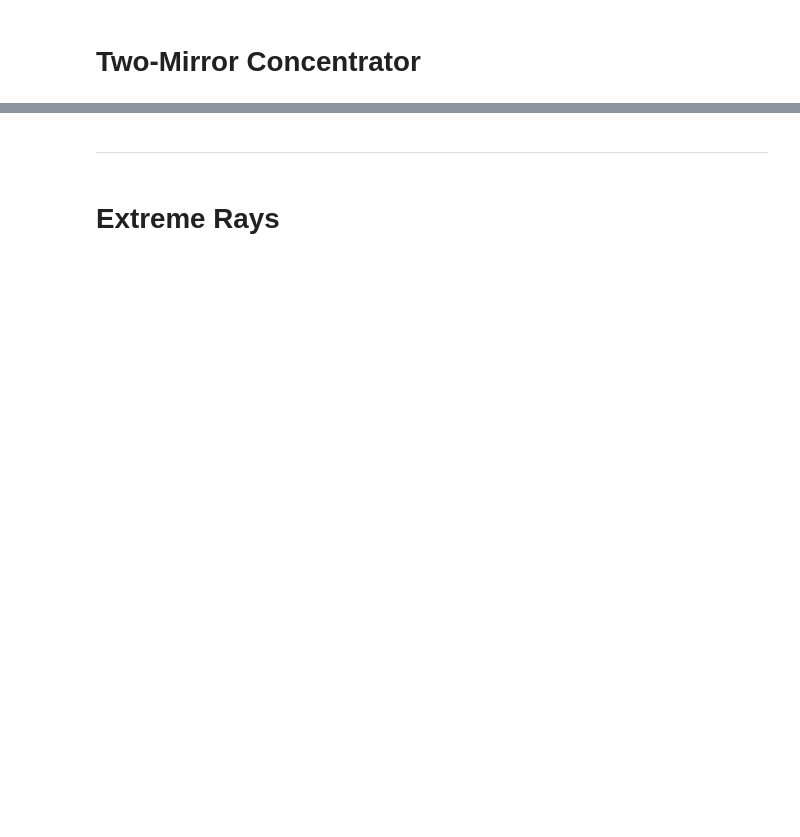
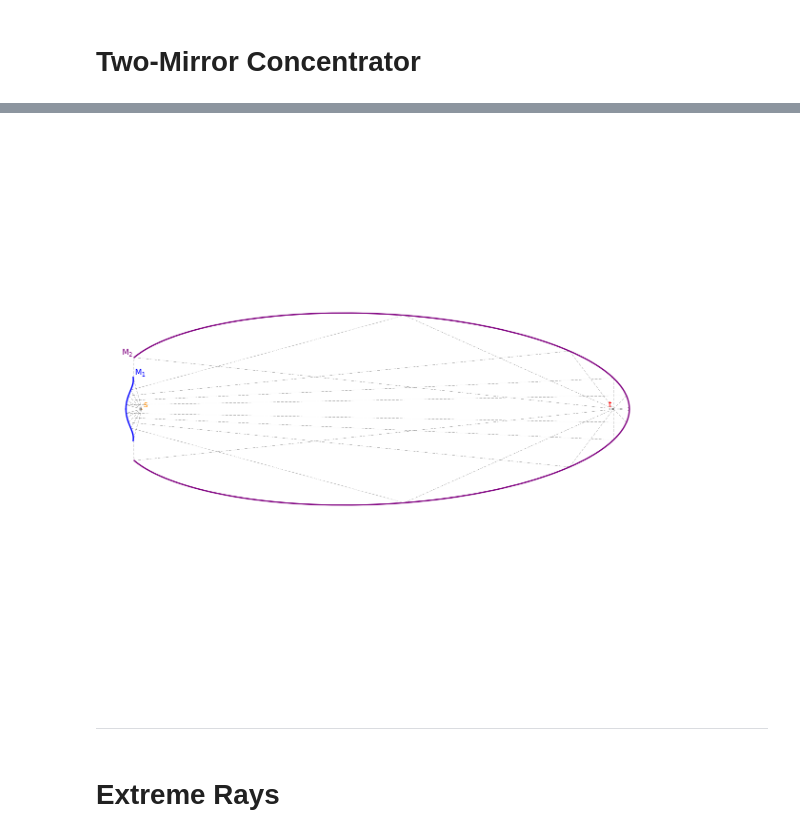
Before and after one commit to ssteinberg/solar_optical_concentrator, a Jupyter notebook: plotfin.ipynb, the cells around one changed output, grey strips where cells are left out. Cells and saved outputs as stored; diff of their text form; code cells hidden in the pictures; blank space fills up the shorter version.

```diff
--- a/plotfin.ipynb
+++ b/plotfin.ipynb
@@ -10,16 +7,14 @@ matplotlib.rc('figure', figsize = (10, 6))
 # %% [markdown]
 # Two-Mirror Concentrator
+# %%
+flat_source, flat_target, inv, hl, f1, L, f2, da, a_max, w = np.loadtxt('datafin/input.csv', delimiter = ',')
+mirror1a = np.loadtxt('datafin/mirror1a.csv', delimiter = ',')
+mirror1b = np.loadtxt('datafin/mirror1b.csv', delimiter = ',')
+mirror2a = np.loadtxt('datafin/mirror2a.csv', delimiter = ',')
+mirror2b = np.loadtxt('datafin/mirror2b.csv', delimiter = ',')
 # %%
-flat_source, flat_target, inv, radius, f1, L, f2, da, a_max = np.loadtxt('datafin/input.csv', delimiter = ',')
-mirror1a = np.loadtxt('datafin/mirror1a.csv', delimiter = ',')
-mirror1b = np.loadtxt('datafin/mirror1b.csv', delimiter = ',')
-mirror2a = np.loadtxt('datafin/mirror2a.csv', delimiter = ',')
-mirror2b = np.loadtxt('datafin/mirror2b.csv', delimiter = ',')
-
-symmetry_text = "symmetric" if flat_source == flat_target and f1 == f2 else "asymmetric"
 source_text = "flat" if flat_source else "cylindrical"
 target_text = "flat" if flat_target else "cylindrical"
 inverted_text = "inverted" if inv else "not inverted"
-
-print(f"{symmetry_text} system, {source_text} source -> {target_text} target, {inverted_text}")
-print(f"radius = {radius}, f1 = {f1}, L = {L}, f2 = {f2}, da = {da:.6f}, a_max = {a_max}")
+print(f"{source_text} source -> {target_text} target, {inverted_text}")
+print(f"half-length = {hl}, f1 = {f1}, L = {L}, f2 = {f2}, da = {da}, a_max = {a_max}, w = {w}")
@@ -51,3 +24,73 @@ plt.show()
+# %%
+# setup
+fig, ax = plt.subplots(1, figsize = (15, 15))
+ax.spines['left'].set_position('zero')
+ax.spines['left'].set_linewidth(0.5)
+ax.spines['bottom'].set_position('zero')
+ax.spines['bottom'].set_linewidth(0.5)
+ax.spines['right'].set_position('zero')
+ax.spines['right'].set_linewidth(0.5)
+ax.spines['top'].set_position('zero')
+ax.spines['top'].set_linewidth(0.5)
+ax.set_xticks([])
+ax.set_yticks([])
+
+# rays
+finalplotrays = np.loadtxt('datafin/finalplotrays.csv', delimiter = ',')
+for row in finalplotrays: plt.plot([row[0], row[2]], [row[1], row[3]], linestyle = 'dashed', dashes = [20, 10], linewidth = 0.2, c = 'black')
+
+# label adjustment
+adj = 0.1
+
+# ellipse
+# plt.gca().add_patch(matplotlib.patches.Ellipse(xy = (-L / 2, 0), width = 2 * f1 + L, height = 2 * np.sqrt(f1 * (f1 + L)), edgecolor = 'palevioletred', facecolor = 'none', fill = False, lw = 4))
+# ax.text(-L / 2 - adj, np.sqrt(f1 * (f1 + L)) + adj, ha = 'center', va = 'bottom', s = r"$\text{E}$", fontsize = 12, color = 'palevioletred')
+
+# parabolas
+# Y1 = np.linspace(-2 * f1, 2 * f1, 100)
+# X1 = 1 / (4 * f1) * (Y1 ** 2) - L - f1
+# ax.plot(X1, Y1, linewidth = 10, c = 'lightsteelblue', label = r"$\text{P}_1$")
+# ax.text(X1[-1] + adj, Y1[1], ha = 'left', va = 'bottom', s = r"$\text{P}_1$", fontsize = 12, color = 'lightsteelblue')
+# Y2 = np.linspace(-2 * f2, 2 * f2, 100)
+# X2 = -1 / (4 * f2) * (Y2 ** 2) + f2
+# ax.plot(X2, Y2, linewidth = 10, c = 'thistle', label = r"$\text{P}_2$")
+# ax.text(X2[-1] - adj, Y2[1], ha = 'right', va = 'bottom', s = r"$\text{P}_2$", fontsize = 12, color = 'thistle')
+
+# mirrors
+ax.plot(mirror1a[:, 0], mirror1a[:, 1], linewidth = 2, c = 'blue', label = r"$\text{M}_1$")
+ax.plot(mirror1b[:, 0], mirror1b[:, 1], linewidth = 2, c = 'blue')
+ax.text(mirror1a[-1, 0] + adj, mirror1a[-1, 1], ha = 'left', va = 'bottom', s = r"$\text{M}_1$", fontsize = 12, color = 'blue')
+ax.plot(mirror2a[:, 0], mirror2a[:, 1], linewidth = 2, c = 'purple', label = r"$\text{M}_2$")
+ax.plot(mirror2b[:, 0], mirror2b[:, 1], linewidth = 2, c = 'purple')
+ax.text(mirror2a[-1, 0] - adj, mirror2a[-1, 1], ha = 'right', va = 'bottom', s = r"$\text{M}_2$", fontsize = 12, color = 'purple')
+
+# source
+if flat_source: plt.plot([-L - f1 / 100, -L - f1 / 100], [-hl, hl], linewidth = 1, color = 'darkorange', label = 'source')
+else: plt.gca().add_patch(plt.Circle((-L, 0), hl, color = 'darkorange', label = 'source'))
+# plt.annotate(r"$\text{s}$", xy = (-L, 0), xytext = ((mirror1a[0, 0] + L) * 1.25 - L, mirror1a[-1, 1] / 2), color = 'darkorange',
+#              arrowprops = dict(arrowstyle = '-', linestyle = 'dashed', linewidth = 0.5, color = 'darkorange', shrinkA = 5, shrinkB = 10),
+#              horizontalalignment = 'center')
+ax.text(-L + adj, 0, ha = 'left', va = 'bottom', s = r"$\text{s}$", fontsize = 12, color = 'darkorange')
+
+# target
+if flat_target:
+	if not flat_source: hl *= np.pi
+	plt.plot([0 + f2 / 100, 0 + f2 / 100], [-hl, hl], linewidth = 1, color = 'red', label = 'target')
+else:
+	if flat_source: hl / np.pi
+	plt.gca().add_patch(plt.Circle((0, 0), hl, color = 'red', label = 'target'))
+# plt.annotate(r"$\text{t}$", xy = (0, 0), xytext = (mirror2a[0, 0] * 1.25, mirror2a[-1, 1] / 2), color = 'red',
+#              arrowprops = dict(arrowstyle = '-', linestyle = 'dashed', linewidth = 0.5, color = 'red', shrinkA = 5, shrinkB = 10),
+#              horizontalalignment = 'center')
+ax.text(0 - adj, 0, ha = 'right', va = 'bottom', s = r"$\text{t}$", fontsize = 12, color = 'red')
+
+
+plt.axis('equal')
+plt.axis('off')
+# plt.legend(bbox_to_anchor = (1, 1), loc = 'upper left')
+plt.show()
+# %% [output]
+[figure, added]
 # %% [markdown]
 ---
 # %% [markdown]
```
Also changed, not shown: parts of 23 cells of this notebook, 33 other files.
